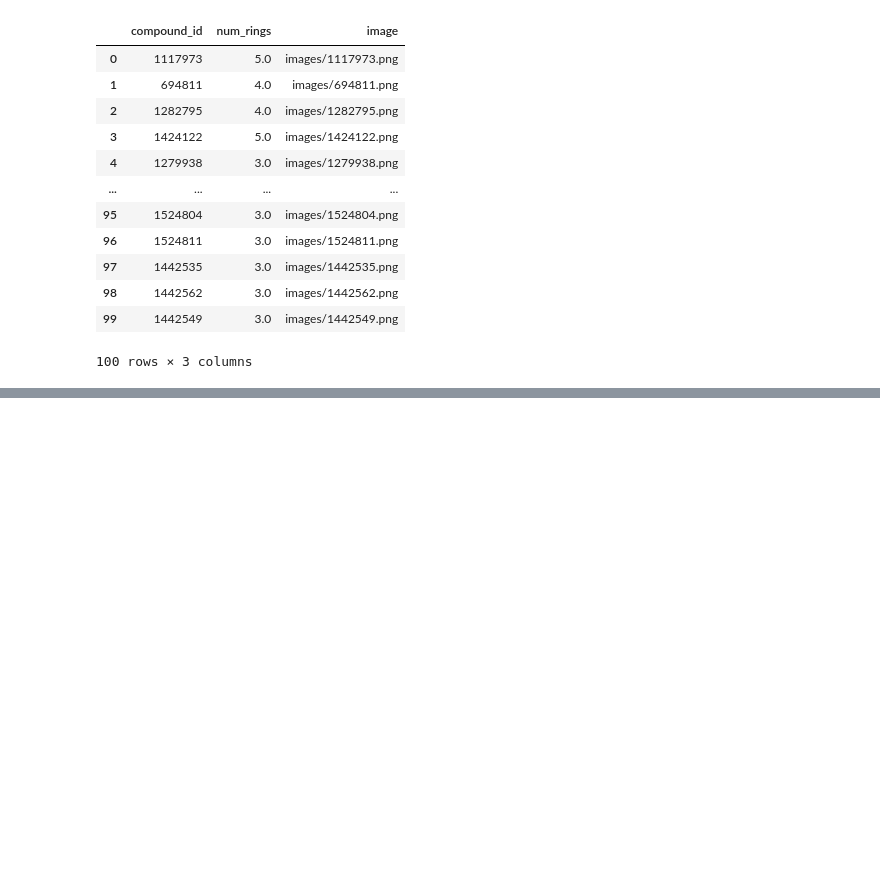
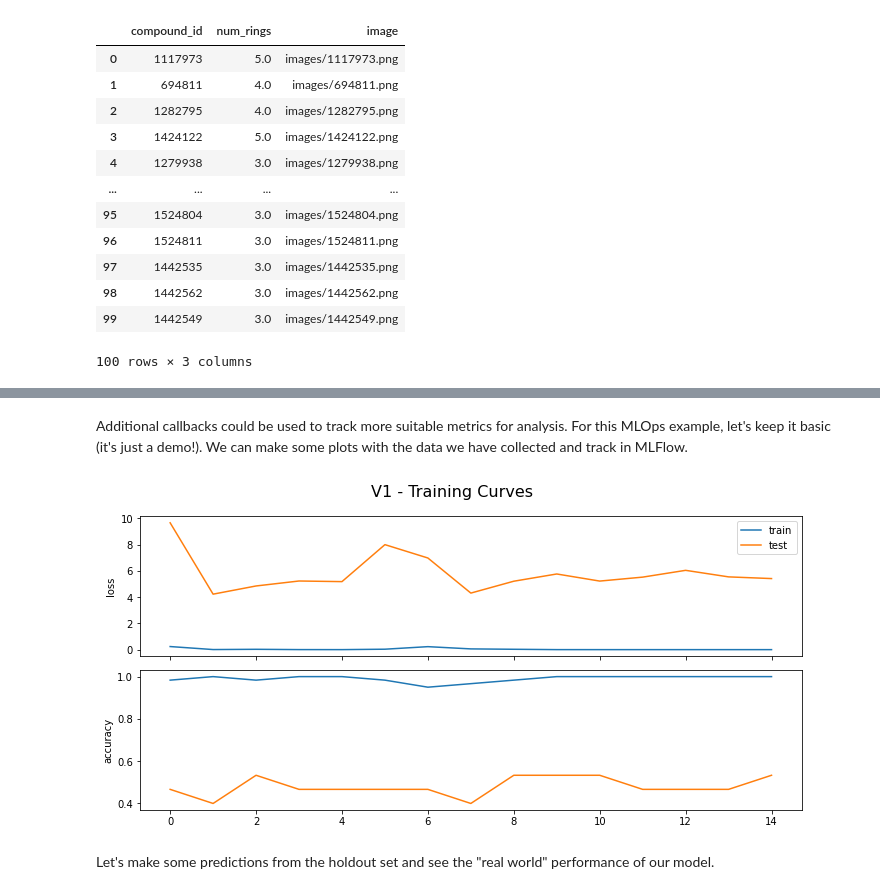
Before and after one commit to mattjackson89/mlops-demo, a Jupyter notebook: data-science/train_v1.ipynb, the cells around one changed output, grey strips where cells are left out. Drawn from its saved outputs; the diff is of its cells as text; code cells hidden in the pictures; blank space fills up the shorter version.

```diff
--- a/data-science/train_v1.ipynb
+++ b/data-science/train_v1.ipynb
@@ -55,2 +71,2 @@ compound_ring_cats.shape, compound_image_data.shape
 # %%
-X_train, X_test, y_train, y_test = train_test_split(compound_image_data, compound_ring_cats, test_size=0.25, random_state=42)
+x_train, x_test, y_train, y_test = train_test_split(compound_image_data, compound_ring_cats, test_size=0.25, random_state=42)
@@ -64,12 +102,13 @@ plt.show()
 model = keras.Sequential(
     [
         keras.Input(shape=image_size + (3,)),
+        # conv layers
         layers.Conv2D(32, kernel_size=(3, 3), activation="relu"),
         layers.MaxPooling2D(pool_size=(2, 2)),
         layers.Conv2D(64, kernel_size=(3, 3), activation="relu"),
         layers.MaxPooling2D(pool_size=(2, 2)),
         layers.Flatten(),
-        layers.Dropout(0.5),
-        layers.Dense(6, activation="softmax"),
+        layers.Dropout(0.5), # Dropout to help reduce overfitting
+        layers.Dense(5, activation="softmax"), # 5 output classes
     ]
 )
@@ -76,7 +129,4 @@ model = keras.Sequential(
 # %%
-batch_size = 12
-epochs = 15
-
 model.compile(loss="categorical_crossentropy", optimizer="adam", metrics=["accuracy"])
-model.fit(X_train, keras.utils.to_categorical(y_train), batch_size=batch_size, epochs=epochs, validation_split=0.2)
+model.fit(x_train, keras.utils.to_categorical(y_train, num_classes=5), batch_size=batch_size, epochs=epochs, validation_split=0.2)
 # %% [output]
@@ -101 +151,5 @@ Epoch 15/15
 <keras.callbacks.History at 0x...>
+# %% [markdown]
+Additional callbacks could be used to track more suitable metrics for analysis. For this MLOps example, let's keep it basic (it's just a demo!). We can make some plots with the data we have collected and track in MLFlow.
+# %%
+training_df = pd.DataFrame(model.history.history)
@@ -102 +165,17 @@ Epoch 15/15
+# %%
+fig, (ax1, ax2) = plt.subplots(nrows=2, sharex=True, figsize=(10, 5))
+
+sns.lineplot(data=training_df, x=training_df.index, y="loss", label="train", ax=ax1)
+sns.lineplot(data=training_df, x=training_df.index, y="val_loss", label="test", ax=ax1)
+
+sns.lineplot(data=training_df, x=training_df.index, y="accuracy", ax=ax2)
+sns.lineplot(data=training_df, x=training_df.index, y="val_accuracy", ax=ax2)
+
+plt.suptitle("V1 - Training Curves", fontsize=16)
+plt.tight_layout()
+plt.show()
+# %% [output]
+[figure, added]
+# %% [markdown]
+Let's make some predictions from the holdout set and see the "real world" performance of our model.
 # %%
```
Also changed, not shown: parts of 37 cells of this notebook, 2 other files.
